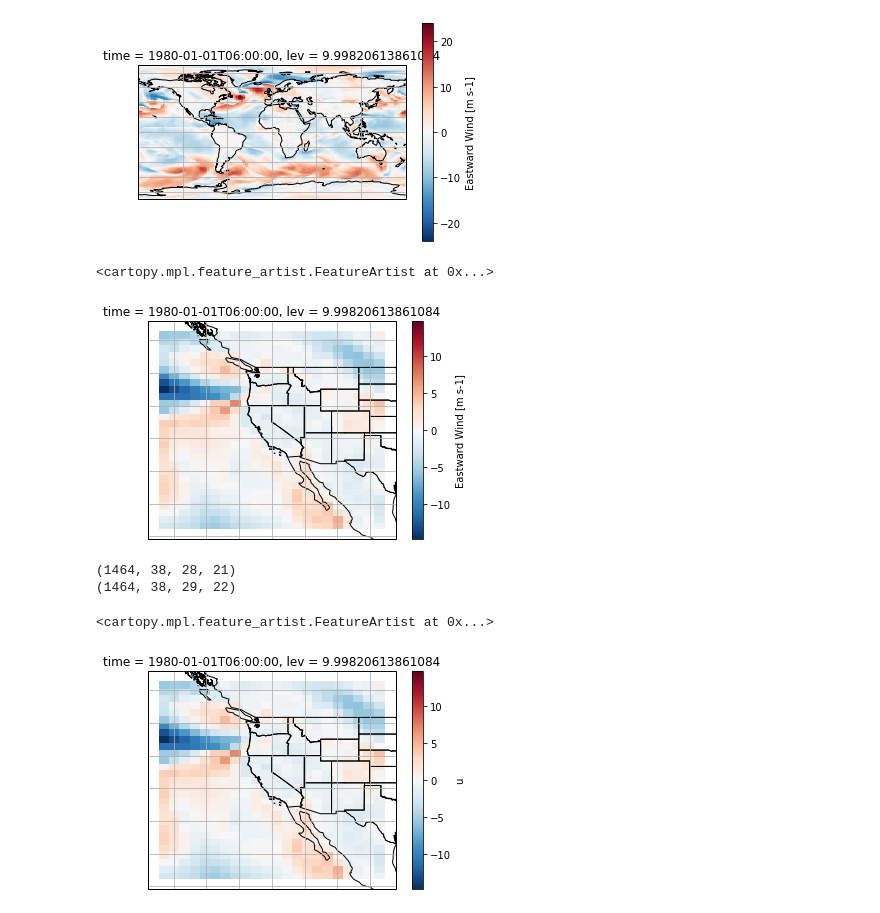
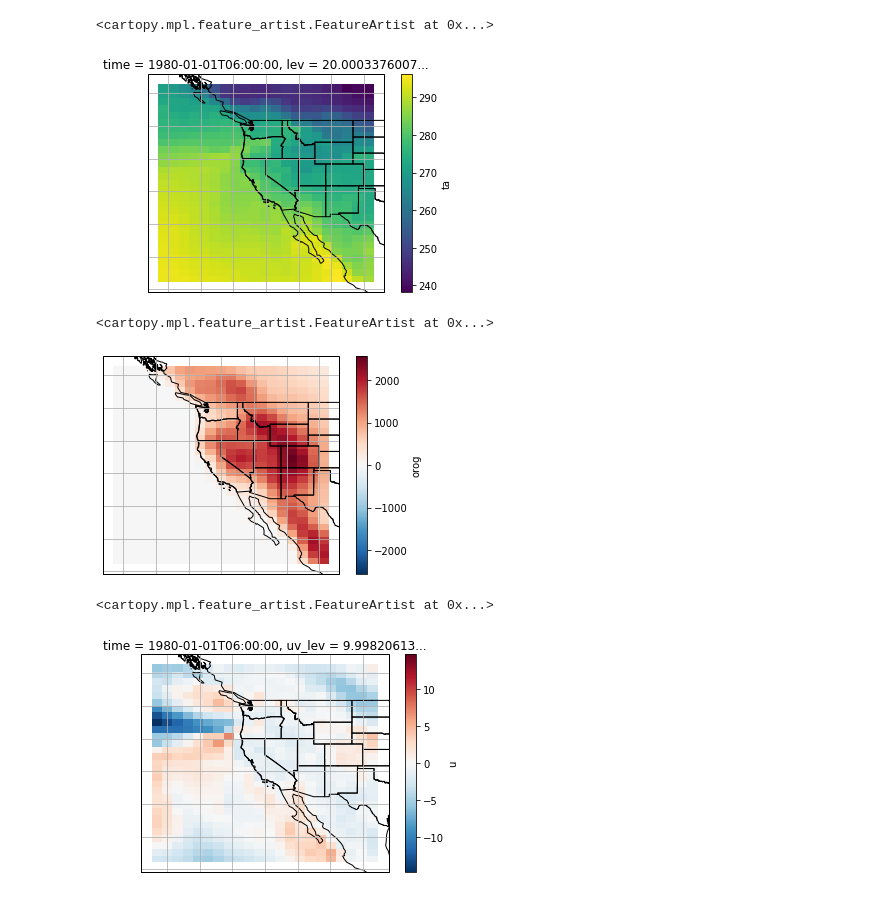
Before and after one commit to wcurrier/cmip_work, a Jupyter notebook: subsetCmip.ipynb, the cells around one changed output. Cells and saved outputs as stored; diff of their text form; code cells hidden in the pictures.

Commit message:
added more variables to subset - still missing surface pressure and coeffecients

```diff
--- a/subsetCmip.ipynb
+++ b/subsetCmip.ipynb
@@ -5,7 +5,8 @@ import geopandas as gpd
 from shapely.geometry import Point
 import xarray as xr
 import matplotlib.pyplot as plt
-plt.rcParams['figure.figsize'] = [10, 10]
+import cartopy.crs as ccrs
+plt.rcParams['figure.figsize'] = [10, 5]
 # %%
 %matplotlib inline
 # %%
@@ -43,9 +144,8 @@ Data variables:
 # %%
-# Original
-import cartopy.crs as ccrs
+# Temperature
 ax = plt.axes(projection=ccrs.PlateCarree())
-
-p = uads['ua'][0,0,:,:].plot(x='lon', y='lat',transform=ccrs.PlateCarree(),subplot_kws={'projection': ccrs.PlateCarree()})
-ax.coastlines();ax.gridlines();plt.draw();
+p = ds['ta'][0,0,:,:].plot(x='lon', y='lat',transform=ccrs.PlateCarree(),subplot_kws={'projection': ccrs.PlateCarree()})
+ax.coastlines();ax.gridlines();ax.add_geometries(states_gdf.geometry, crs = ccrs.PlateCarree(),facecolor='none', edgecolor='black')
 # %% [output]
+<cartopy.mpl.feature_artist.FeatureArtist at 0x...>
-[figure, old version]
+[figure, new version]
@@ -57,37 +152,16 @@ uads_sub=uads.sel(lat=slice(*lat_bnds), lon=slice(*lon_bnds)) # subset the Ua da
 # %%
-# What do these subsetted data data look ike?
+# Terrain Height
 ax = plt.axes(projection=ccrs.PlateCarree())
-p = uads_sub['ua'][0,0,:,:].plot(x='lon', y='lat',transform=ccrs.PlateCarree(),subplot_kws={'projection': ccrs.PlateCarree()})
-
+p = ds['orog'][:,:].plot(x='lon', y='lat',transform=ccrs.PlateCarree(),subplot_kws={'projection': ccrs.PlateCarree()})
 ax.coastlines();ax.gridlines();ax.add_geometries(states_gdf.geometry, crs = ccrs.PlateCarree(),facecolor='none', edgecolor='black')
 # %% [output]
 <cartopy.mpl.feature_artist.FeatureArtist at 0x...>
-[figure, old version]
+[figure, new version]
-# %%
-# Create new coordiantes within the subsetted data
-vads_sub['lat']=vads_sub.lat.rename({'lat':'lat_va'})
-vads_sub['lon']=vads_sub.lon.rename({'lon':'lon_va'})
-
-uads_sub['lat']=uads_sub.lat.rename({'lat':'lat_ua'})
-uads_sub['lon']=uads_sub.lon.rename({'lon':'lon_ua'})
-
-# Create New Datasets that's just the datasets with dimensions and coordinates
-ds_v=xr.Dataset({"v":(("time","lev","lat_va","lon_va"),vads_sub.va)},
-                 coords={"time":vads_sub.time,"lev":vads_sub.lev,"lat_va":vads_sub.lat_va,"lon_va":vads_sub.lon_va})
-
-ds_u=xr.Dataset({"u":(("time","lev","lat_ua","lon_ua"),uads_sub.ua)},
-                 coords={"time":uads_sub.time,"lev":uads_sub.lev,"lat_ua":uads_sub.lat_ua,"lon_ua":uads_sub.lon_ua})
-
-print(ds_v.v.shape)
-print(ds_u.u.shape)
-# %% [output]
-(1464, 38, 28, 21)
-(1464, 38, 29, 22)
 # %%
+# U Winds
 ax = plt.axes(projection=ccrs.PlateCarree())
-p = ds_u['u'][0,0,:,:].plot(x='lon_ua', y='lat_ua',transform=ccrs.PlateCarree(),subplot_kws={'projection': ccrs.PlateCarree()})
-
+p = ds['u'][0,0,:,:].plot(x='lon_ua', y='lat_ua',transform=ccrs.PlateCarree(),subplot_kws={'projection': ccrs.PlateCarree()})
 ax.coastlines();ax.gridlines();ax.add_geometries(states_gdf.geometry, crs = ccrs.PlateCarree(),facecolor='none', edgecolor='black')
 # %% [output]
 <cartopy.mpl.feature_artist.FeatureArtist at 0x...>
-[figure, old version]
+[figure, new version]
```
Also changed, not shown: parts of 6 cells of this notebook.
